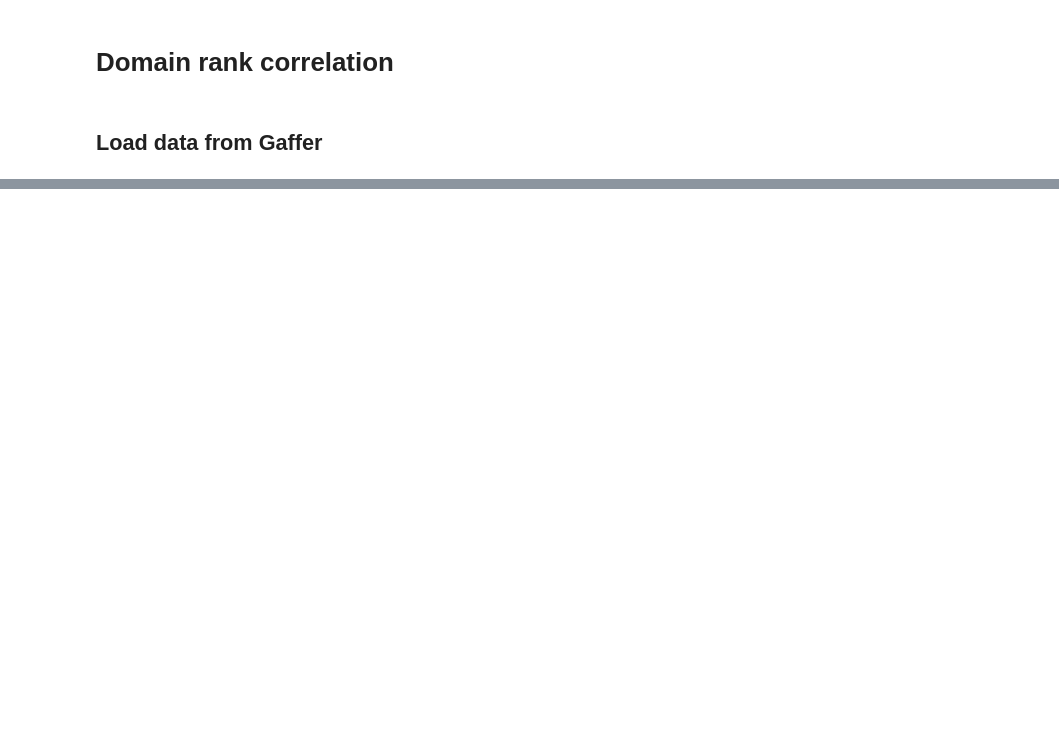
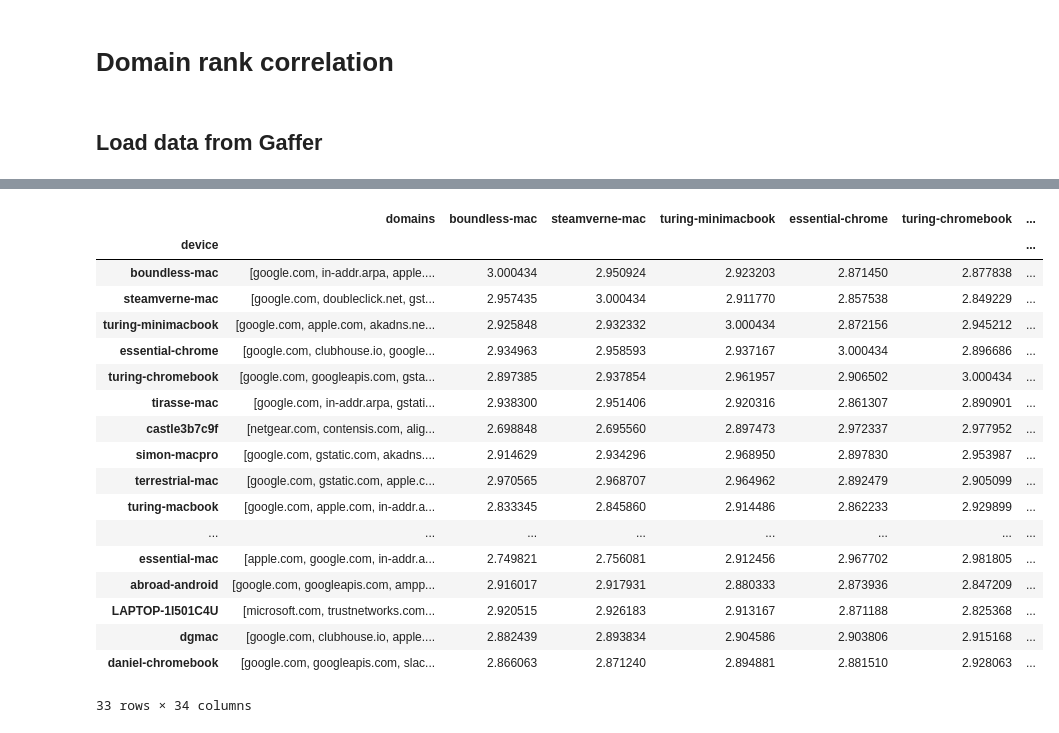
Before and after one commit to careytews/threat-graph-utils, a Jupyter notebook: domain-rank-correlation.ipynb, the cells around one changed output, grey strips where cells are left out. Saved outputs shown, nothing was run; the diff lists cells and outputs as text; code cells hidden in the pictures; blank space fills up the shorter version.

```diff
--- a/domain-rank-correlation.ipynb
+++ b/domain-rank-correlation.ipynb
@@ -265,0 +314,22 @@ df2.sort_values(by="coefficient", ascending=False)[["domains", "coefficient"]]
+# %%
+df4
+# %% [output]
+|  | domains | boundless-mac | steamverne-mac | turing-minimacbook | essential-chrome | turing-chromebook | ... |
+| device |  |  |  |  |  |  | ... |
+| boundless-mac | [google.com, in-addr.arpa, apple.... | 3.000434 | 2.950924 | 2.923203 | 2.871450 | 2.877838 | ... |
+| steamverne-mac | [google.com, doubleclick.net, gst... | 2.957435 | 3.000434 | 2.911770 | 2.857538 | 2.849229 | ... |
+| turing-minimacbook | [google.com, apple.com, akadns.ne... | 2.925848 | 2.932332 | 3.000434 | 2.872156 | 2.945212 | ... |
+| essential-chrome | [google.com, clubhouse.io, google... | 2.934963 | 2.958593 | 2.937167 | 3.000434 | 2.896686 | ... |
+| turing-chromebook | [google.com, googleapis.com, gsta... | 2.897385 | 2.937854 | 2.961957 | 2.906502 | 3.000434 | ... |
+| tirasse-mac | [google.com, in-addr.arpa, gstati... | 2.938300 | 2.951406 | 2.920316 | 2.861307 | 2.890901 | ... |
+| castle3b7c9f | [netgear.com, contensis.com, alig... | 2.698848 | 2.695560 | 2.897473 | 2.972337 | 2.977952 | ... |
+| simon-macpro | [google.com, gstatic.com, akadns.... | 2.914629 | 2.934296 | 2.968950 | 2.897830 | 2.953987 | ... |
+| terrestrial-mac | [google.com, gstatic.com, apple.c... | 2.970565 | 2.968707 | 2.964962 | 2.892479 | 2.905099 | ... |
+| turing-macbook | [google.com, apple.com, in-addr.a... | 2.833345 | 2.845860 | 2.914486 | 2.862233 | 2.929899 | ... |
+| ... | ... | ... | ... | ... | ... | ... | ... |
+| essential-mac | [apple.com, google.com, in-addr.a... | 2.749821 | 2.756081 | 2.912456 | 2.967702 | 2.981805 | ... |
+| abroad-android | [google.com, googleapis.com, ampp... | 2.916017 | 2.917931 | 2.880333 | 2.873936 | 2.847209 | ... |
+| LAPTOP-1I501C4U | [microsoft.com, trustnetworks.com... | 2.920515 | 2.926183 | 2.913167 | 2.871188 | 2.825368 | ... |
+| dgmac | [google.com, clubhouse.io, apple.... | 2.882439 | 2.893834 | 2.904586 | 2.903806 | 2.915168 | ... |
+| daniel-chromebook | [google.com, googleapis.com, slac... | 2.866063 | 2.871240 | 2.894881 | 2.881510 | 2.928063 | ... |
+33 rows × 34 columns
```
Also changed, not shown: parts of 27 cells of this notebook.
